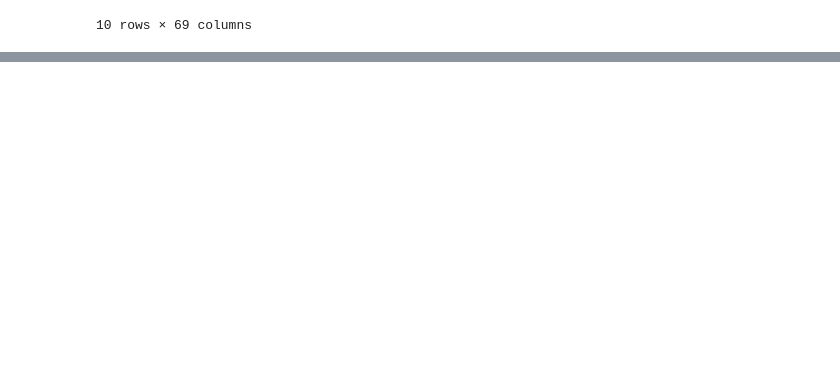
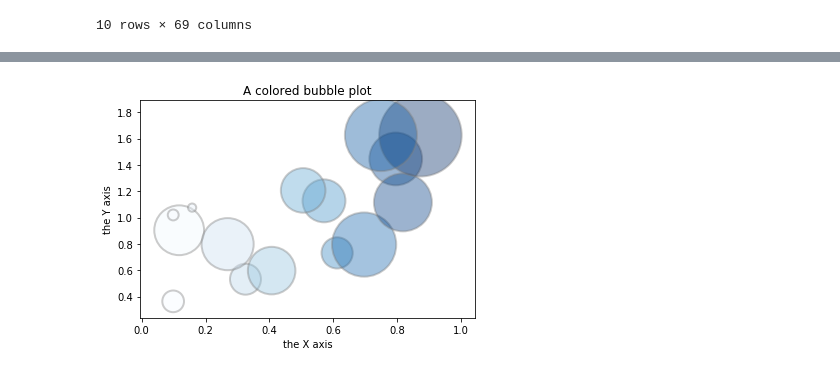
Before and after one commit to poornimajoshi/jupyter, a Jupyter notebook: DATS 6103 - Individual Project 1 - Poornima Joshi.ipynb, the cells around one changed output, grey strips where cells are left out. Drawn from its saved outputs; the diff is of its cells as text; code cells hidden in the pictures; blank space fills up the shorter version.

```diff
--- a/DATS 6103 - Individual Project 1 - Poornima Joshi.ipynb
+++ b/DATS 6103 - Individual Project 1 - Poornima Joshi.ipynb
@@ -39,0 +115,23 @@ df
+# %%
+# libraries
+import matplotlib.pyplot as plt
+import numpy as np
+import seaborn as sns
+
+# create data
+x = np.random.rand(15)
+y = x+np.random.rand(15)
+z = x+np.random.rand(15)
+z=z*z
+
+# Change color with c and alpha. I map the color to the X axis value.
+plt.scatter(x, y, s=z*2000, cmap="Blues", alpha=0.4, edgecolors="grey", linewidth=2)
+
+# Add titles (main and on axis)
+plt.xlabel("the X axis")
+plt.ylabel("the Y axis")
+plt.title("A colored bubble plot")
+
+plt.show()
+# %% [output]
+[figure, added]
```
Also changed, not shown: parts of 7 cells of this notebook.
